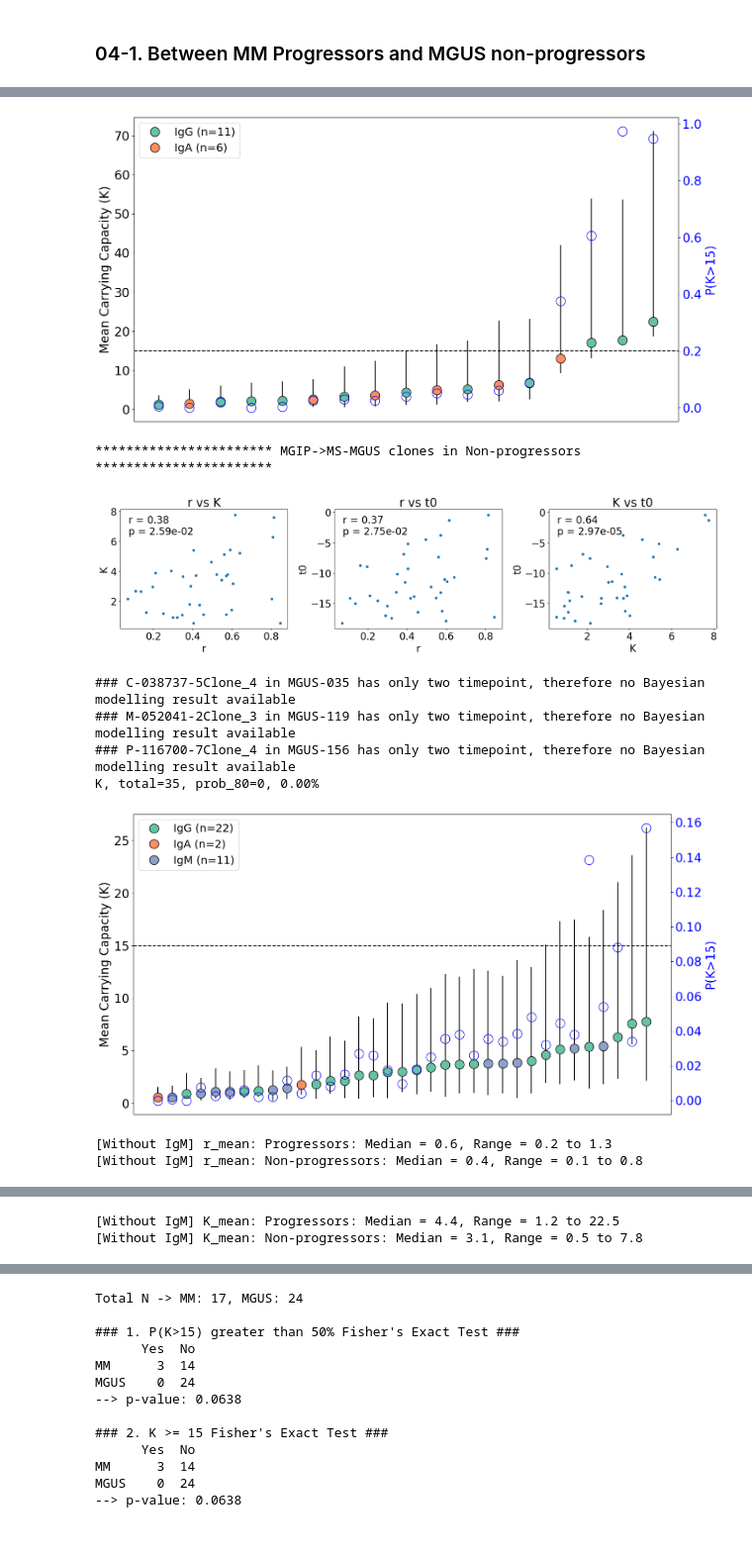
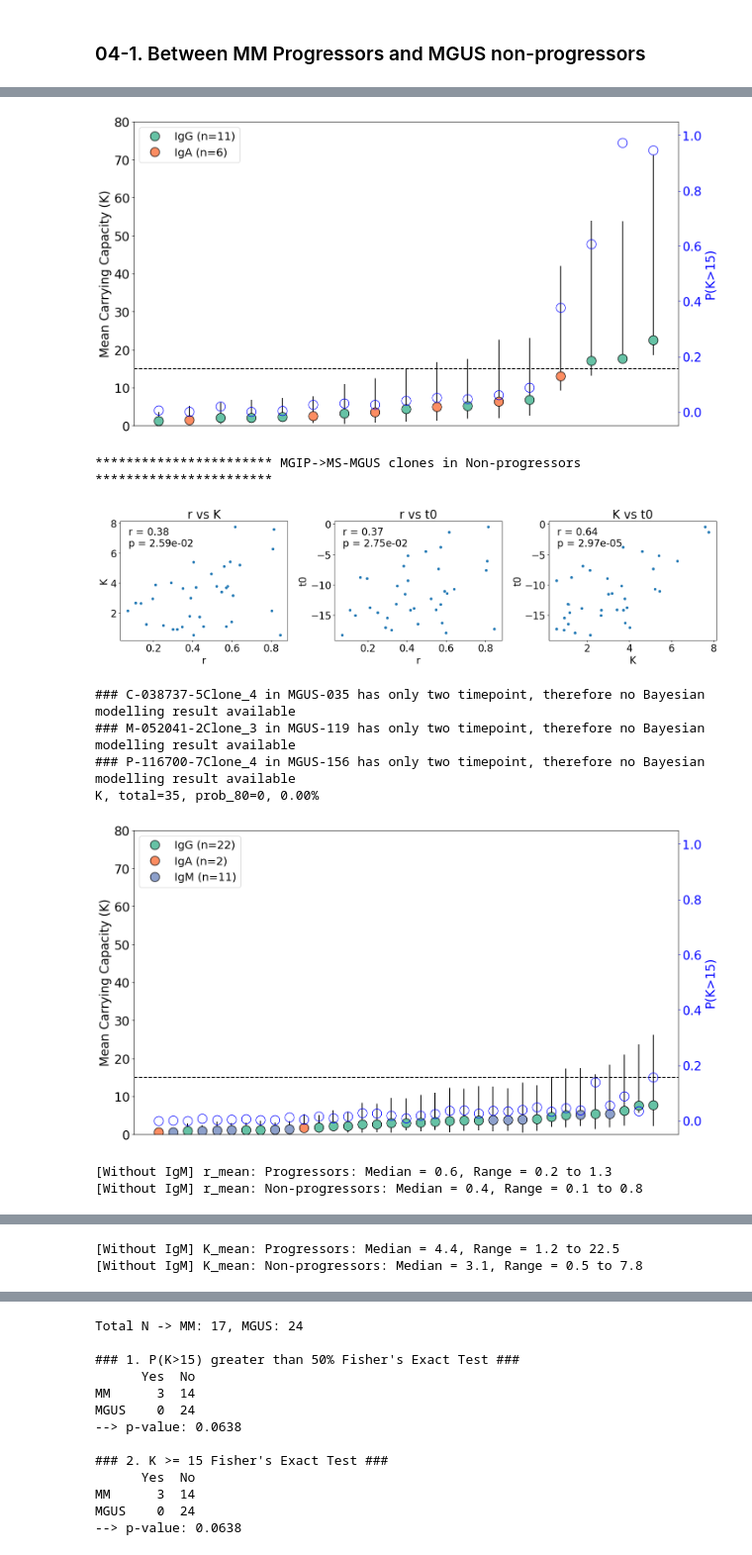
Before and after one commit to ghobriallab/mgip-clonal-bcell-evolution, a Jupyter notebook: 05.MS_growth_modelling/notebook.ipynb, the cells around one changed output, grey strips where cells are left out. Shown at 99% size. Drawn from its saved outputs; the diff is of its cells as text; code cells hidden in the pictures.

```diff
--- a/05.MS_growth_modelling/notebook.ipynb
+++ b/05.MS_growth_modelling/notebook.ipynb
@@ -1003,6 +1003,11 @@ for disease in disease_dict.keys():
         ax2.set_ylabel(f'P({x}>{threshold})', color='blue', fontsize=20)
         ax2.tick_params(axis='y', colors='blue')
 
+        ax1.set_ylim(0, 80)
+        ax1.set_yticks([0, 10, 20, 30, 40, 50, 60, 70, 80])
+
+        ax2.set_ylim(-0.05, 1.05)
+
         plt.savefig(f'../00.Figures/PLCO_Bayesian_{x}_distribution_{disease_dict[disease]}.pdf', bbox_inches='tight')
         plt.show()
 
@@ -1067,12 +1072,12 @@ for param in ["r_mean", "K_mean"]:
 ### R-121148-2Clone_1 in MM-065 has only two timepoint, therefore no Bayesian modelling result available
 K, total=17, prob_80=2, 11.76%
-[figure, old version]
+[figure, new version]
 *********************** MGIP->MS-MGUS clones in Non-progressors ***********************
 [figure]
 ### C-038737-5Clone_4 in MGUS-035 has only two timepoint, therefore no Bayesian modelling result available
 ### M-052041-2Clone_3 in MGUS-119 has only two timepoint, therefore no Bayesian modelling result available
 ### P-116700-7Clone_4 in MGUS-156 has only two timepoint, therefore no Bayesian modelling result available
 K, total=35, prob_80=0, 0.00%
-[figure, old version]
+[figure, new version]
 [Without IgM] r_mean: Progressors: Median = 0.6, Range = 0.2 to 1.3
 [Without IgM] r_mean: Non-progressors: Median = 0.4, Range = 0.1 to 0.8
```
Also changed, not shown: parts of 1 cell of this notebook, 49 other files.
